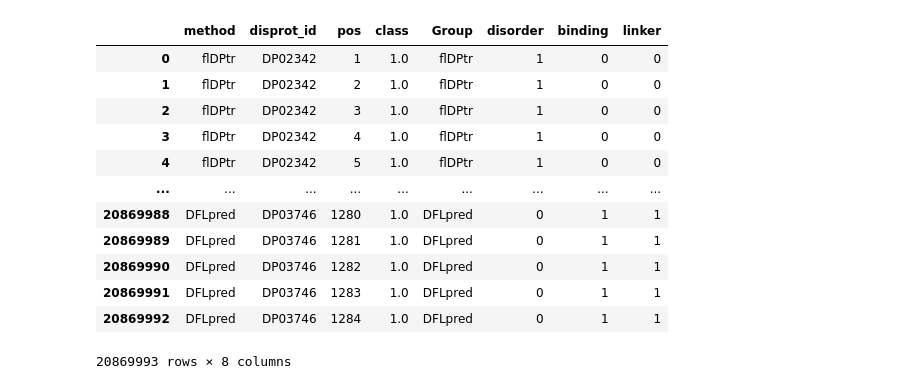
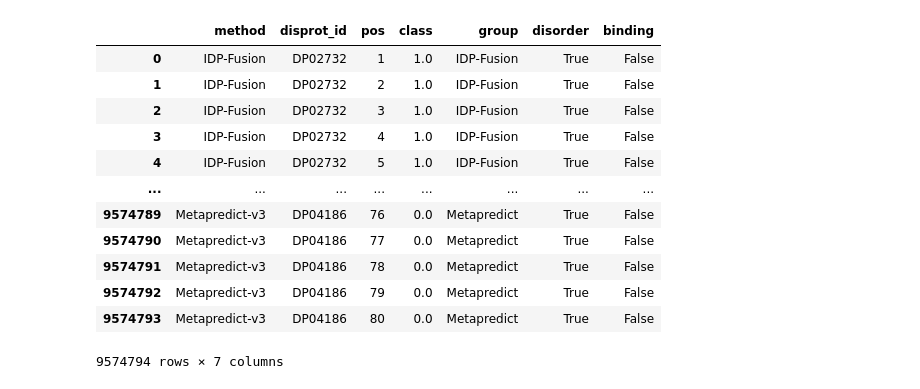
Before and after one commit to BioComputingUP/caid2-reference, a Jupyter notebook: src/references_merge.ipynb, the cells around one changed output. Saved outputs shown, nothing was run; the diff lists cells and outputs as text; code cells hidden in the pictures.

```diff
--- a/src/references_merge.ipynb
+++ b/src/references_merge.ipynb
@@ -6,7 +6,7 @@ import requests
 # %%
 dataset_file = "../data/output/dataset.tsv"
 prediction_dir = "../data/predictions"
-predictions_references_file = "../data/methods_class.tsv"
+predictions_references_file = "../data/predictor_class.csv"
 
 assessment_disorder_file = "../data/assessment_results/disorder.analysis.all.dataset.f1s.metrics.csv"
 assessment_binding_file = "../data/assessment_results/binding.analysis.all.dataset.f1s.metrics.csv"
@@ -15,7 +15,7 @@ assessment_binding_file = "../data/assessment_results/binding.analysis.all.datas
 dataset_merge_file = "../data/output/dataset_merge.tsv"
 # %%
 # It assumes one method participate in only one challenge
-df_challenge = pd.read_csv(predictions_references_file, sep="\t")
+df_challenge = pd.read_csv(predictions_references_file, sep=",")
 df_challenge
 # df_challenge[df_challenge['Method'] == 'ENSHROUD-all']
 # %% [output]
@@ -41,8 +41,8 @@ df_2['challenge'] = 'binding'
 
 df_ = pd.concat([df_1, df_2])
 
-df_thresholds = df_.loc[df_['method'].isin(df_challenge[df_challenge['disorder'] == 1]['Method']) & (df_['challenge'] == 'disorder')]
-df_thresholds = pd.concat([df_thresholds, df_.loc[df_['method'].isin(df_challenge[df_challenge['binding'] == 1]['Method']) & (df_['challenge'] == 'binding')]])
+df_thresholds = df_.loc[df_['method'].isin(df_challenge[df_challenge['disorder'] == 1]['predictor']) & (df_['challenge'] == 'disorder')]
+df_thresholds = pd.concat([df_thresholds, df_.loc[df_['method'].isin(df_challenge[df_challenge['binding'] == 1]['predictor']) & (df_['challenge'] == 'binding')]])
 df_thresholds['thr'].astype('float32')
 df_thresholds
 # %% [output]
@@ -127,21 +135,21 @@ Empty class, filling with nan DisEMBL-disHL
 # %%
 df_pred['pos'] = df_pred['pos'].astype(int)
-df_pred = pd.merge(df_pred, df_challenge, left_on=['method'], right_on=['Method'], how='left').drop(columns='Method')
+df_pred = pd.merge(df_pred, df_challenge, left_on=['method'], right_on=['predictor'], how='left').drop(columns='predictor')
 df_pred
 # %% [output]
-|  | method | disprot_id | pos | class | Group | disorder | binding | linker |
-| 0 | flDPtr | DP02342 | 1 | 1.0 | flDPtr | 1 | 0 | 0 |
-| 1 | flDPtr | DP02342 | 2 | 1.0 | flDPtr | 1 | 0 | 0 |
-| 2 | flDPtr | DP02342 | 3 | 1.0 | flDPtr | 1 | 0 | 0 |
-| 3 | flDPtr | DP02342 | 4 | 1.0 | flDPtr | 1 | 0 | 0 |
-| 4 | flDPtr | DP02342 | 5 | 1.0 | flDPtr | 1 | 0 | 0 |
-| ... | ... | ... | ... | ... | ... | ... | ... | ... |
-| 20869988 | DFLpred | DP03746 | 1280 | 1.0 | DFLpred | 0 | 1 | 1 |
-| 20869989 | DFLpred | DP03746 | 1281 | 1.0 | DFLpred | 0 | 1 | 1 |
-| 20869990 | DFLpred | DP03746 | 1282 | 1.0 | DFLpred | 0 | 1 | 1 |
-| 20869991 | DFLpred | DP03746 | 1283 | 1.0 | DFLpred | 0 | 1 | 1 |
-| 20869992 | DFLpred | DP03746 | 1284 | 1.0 | DFLpred | 0 | 1 | 1 |
+|  | method | disprot_id | pos | class | group | disorder | binding |
+| 0 | IDP-Fusion | DP02732 | 1 | 1.0 | IDP-Fusion | True | False |
+| 1 | IDP-Fusion | DP02732 | 2 | 1.0 | IDP-Fusion | True | False |
+| 2 | IDP-Fusion | DP02732 | 3 | 1.0 | IDP-Fusion | True | False |
+| 3 | IDP-Fusion | DP02732 | 4 | 1.0 | IDP-Fusion | True | False |
+| 4 | IDP-Fusion | DP02732 | 5 | 1.0 | IDP-Fusion | True | False |
+| ... | ... | ... | ... | ... | ... | ... | ... |
+| 9574789 | Metapredict-v3 | DP04186 | 76 | 0.0 | Metapredict | True | False |
+| 9574790 | Metapredict-v3 | DP04186 | 77 | 0.0 | Metapredict | True | False |
+| 9574791 | Metapredict-v3 | DP04186 | 78 | 0.0 | Metapredict | True | False |
+| 9574792 | Metapredict-v3 | DP04186 | 79 | 0.0 | Metapredict | True | False |
+| 9574793 | Metapredict-v3 | DP04186 | 80 | 0.0 | Metapredict | True | False |
-20869993 rows × 8 columns
+9574794 rows × 7 columns
 # %%
 df_pred_binding = pd.pivot_table(df_pred.loc[df_pred['binding'] == 1], index=['disprot_id', 'pos'], columns=['method'], values=['class'])
 df_pred_disorder = pd.pivot_table(df_pred.loc[df_pred['disorder'] == 1], index=['disprot_id', 'pos'], columns=['method'], values=['class'])
```
Also changed, not shown: parts of 8 cells of this notebook, 8 other files.
